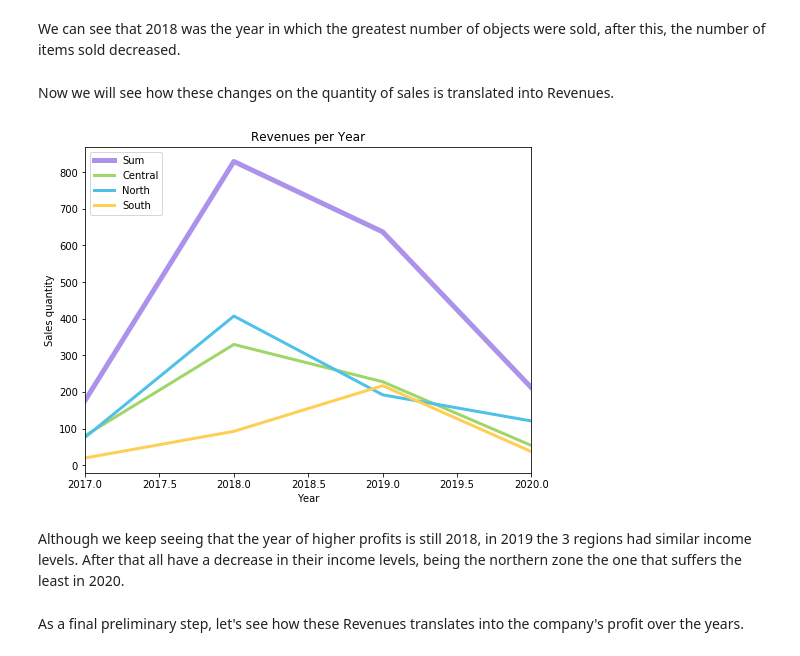
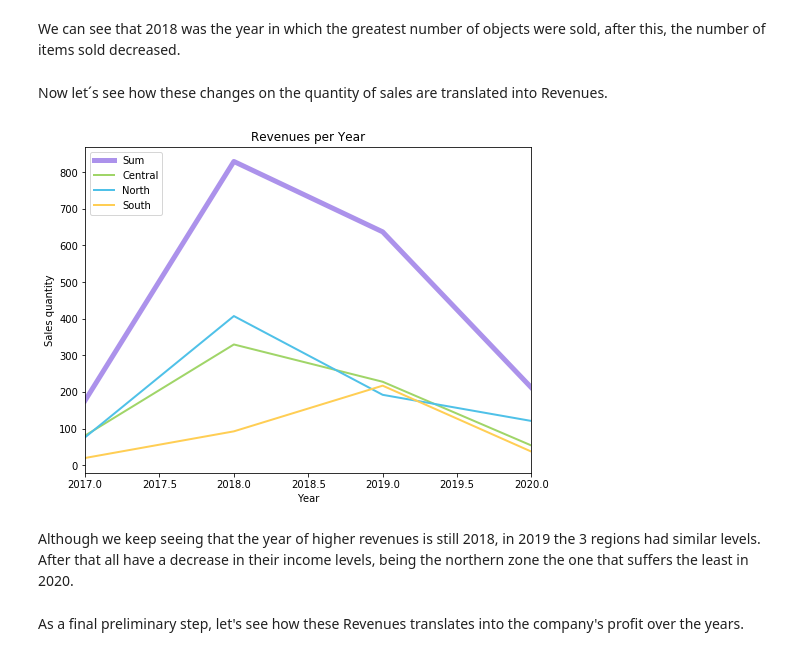
Before and after one commit to isashi04/Sales-Insights, a Jupyter notebook: Sales Insights.ipynb, the cells around one changed output. Drawn from its saved outputs; the diff is of its cells as text; code cells hidden in the pictures.

```diff
--- a/Sales Insights.ipynb
+++ b/Sales Insights.ipynb
@@ -260,13 +258,16 @@ mask = sales["currency"] == "INR"
 # In this case must be divided by 75
 sales.loc[mask,"new_profit (USD)"] = sales.loc[mask,"new_profit (USD)"]/75
 
+# Change "Distribution\r" for "Distribution" & "Own Brand\r" for "Own Brand"
+sales["product_type"].replace({"Distribution\r": "Distribution", "Own Brand\r": "Own Brand"}, inplace=True)
+
 # Verify
-print(sales["sales_amount"][0])
-print(sales["sales_amount"][0]/75)
-print(sales["new_amount (USD)"][0])
+#print(sales["sales_amount"][0])
+#print(sales["sales_amount"][0]/75)
+#print(sales["new_amount (USD)"][0])
 print("---")
-print(sales["profit_margin"][0])
-print(sales["profit_margin"][0]/75)
-print(sales["new_profit (USD)"][0])
+#print(sales["profit_margin"][0])
+#print(sales["profit_margin"][0]/75)
+#print(sales["new_profit (USD)"][0])
 print(sales.head(1))
 # %% [output]
@@ -299 +296,4 @@ sales["year"]=pd.to_datetime(sales["year"],format="%Y").dt.year
+# %%
+#Droping columns.
+sales=sales.drop(["customer_code","market_code","date","markets_name","profit_margin_percentage"],axis=1)
 # %% [markdown]
@@ -420,26 +428,26 @@ plt.show()
 # %% [markdown]
 We can see that 2018 was the year in which the greatest number of objects were sold, after this, the number of items sold decreased.
 # %% [markdown]
-Now we will see how these changes on the quantity of sales is translated into Revenues.
+Now let´s see how these changes on the quantity of sales are translated into Revenues.
 # %%
 #Create the plot & its components.
 fig = plt.figure(figsize=(8,6))
 plt.plot(resume["Year"], resume["Sum Revenues"], c='#ac92eb', label="Sum", linewidth=5)
-plt.plot(resume["Year"], resume["Sum Revenues central"], c='#a0d568', label="Central", linewidth=3)
-plt.plot(resume["Year"], resume["Sum Revenues north"], c='#4fc1e8', label="North", linewidth=3)
-plt.plot(resume["Year"], resume["Sum Revenues south"], c='#ffce54', label="South", linewidth=3)
+plt.plot(resume["Year"], resume["Sum Revenues central"], c='#a0d568', label="Central", linewidth=2)
+plt.plot(resume["Year"], resume["Sum Revenues north"], c='#4fc1e8', label="North", linewidth=2)
+plt.plot(resume["Year"], resume["Sum Revenues south"], c='#ffce54', label="South", linewidth=2)
 # Format.
 plt.legend(loc="upper left")
 plt.xlabel("Year")
 plt.ylabel("Sales quantity")
 plt.xlim(2017, 2020)
 plt.title("Revenues per Year")
 # Show the plot.
 plt.show()
 # %% [output]
-[figure, old version]
+[figure, new version]
 # %% [markdown]
-Although we keep seeing that the year of higher profits is still 2018, in 2019 the 3 regions had similar income levels. After that all have a decrease in their income levels, being the northern zone the one that suffers the least in 2020.
+Although we keep seeing that the year of higher revenues is still 2018, in 2019 the 3 regions had similar levels. After that all have a decrease in their income levels, being the northern zone the one that suffers the least in 2020.
 # %% [markdown]
 As a final preliminary step, let's see how these Revenues translates into the company's profit over the years.
 # %%
```
Also changed, not shown: parts of 87 cells of this notebook.
